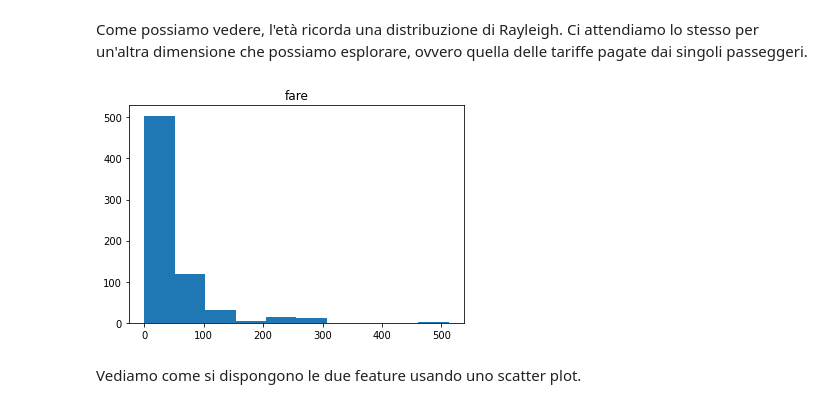
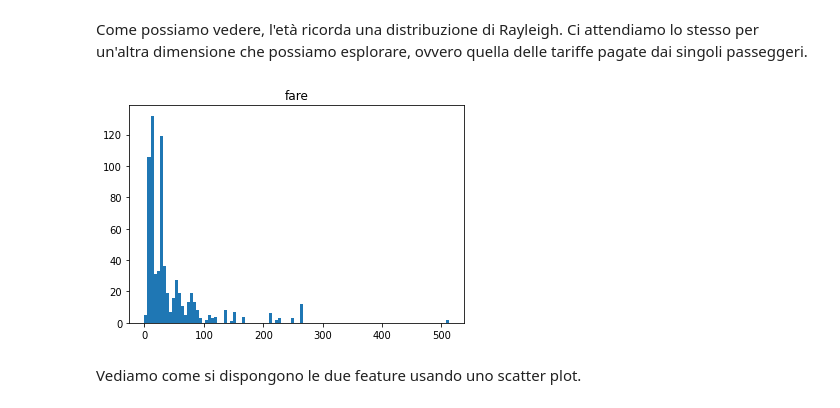
Before and after one commit to anhelus/pcs, a Jupyter notebook: docs/notebooks/base/esercizi/esercizi_18_b.ipynb, the cells around one changed output. Saved outputs shown, nothing was run; the diff lists cells and outputs as text; code cells hidden in the pictures.

```diff
--- a/docs/notebooks/base/esercizi/esercizi_18_b.ipynb
+++ b/docs/notebooks/base/esercizi/esercizi_18_b.ipynb
@@ -144,11 +153,12 @@ Come possiamo vedere, l'età ricorda una distribuzione di Rayleigh. Ci attendiam
 # %%
 df.hist(
     column='fare',
-    grid=False
+    grid=False,
+    bins=100
 )
 plt.show()
 # %% [output]
-[figure, old version]
+[figure, new version]
 # %% [markdown]
 Vediamo come si dispongono le due feature usando uno scatter plot.
 # %%
```
Also changed, not shown: parts of 13 cells of this notebook, 6 other files.
